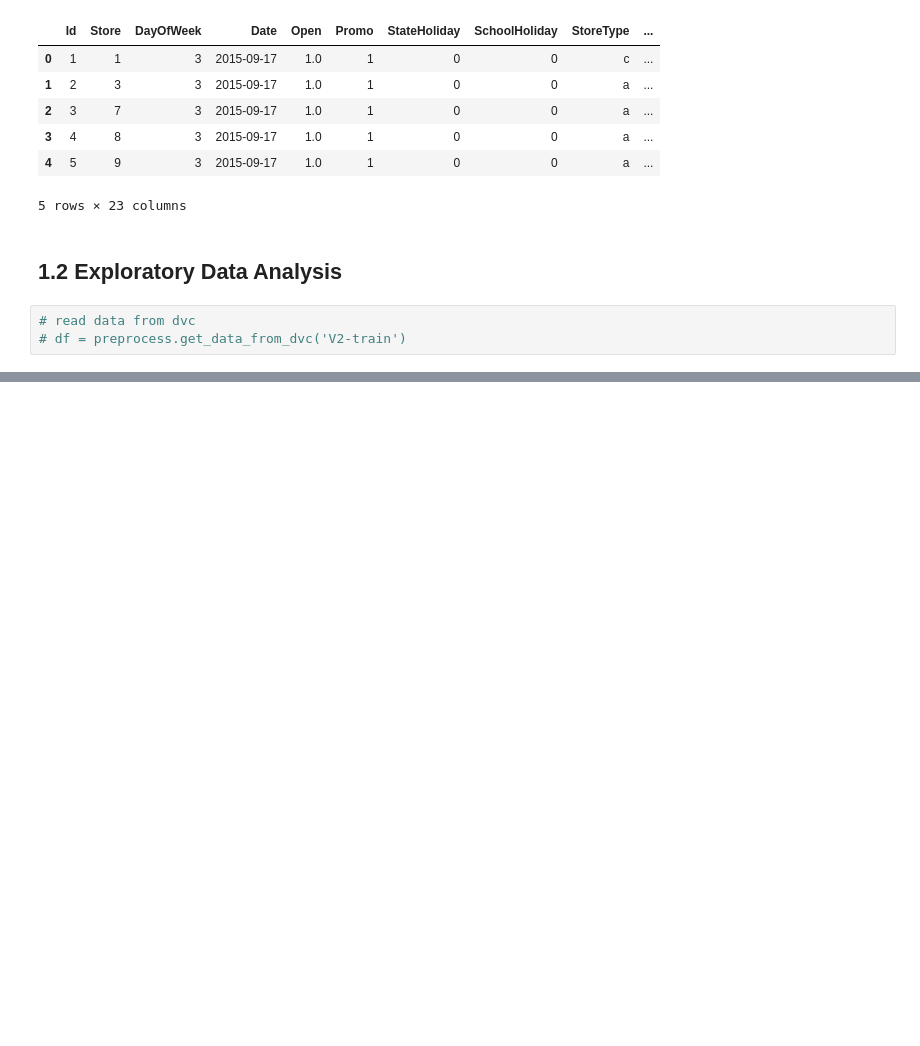
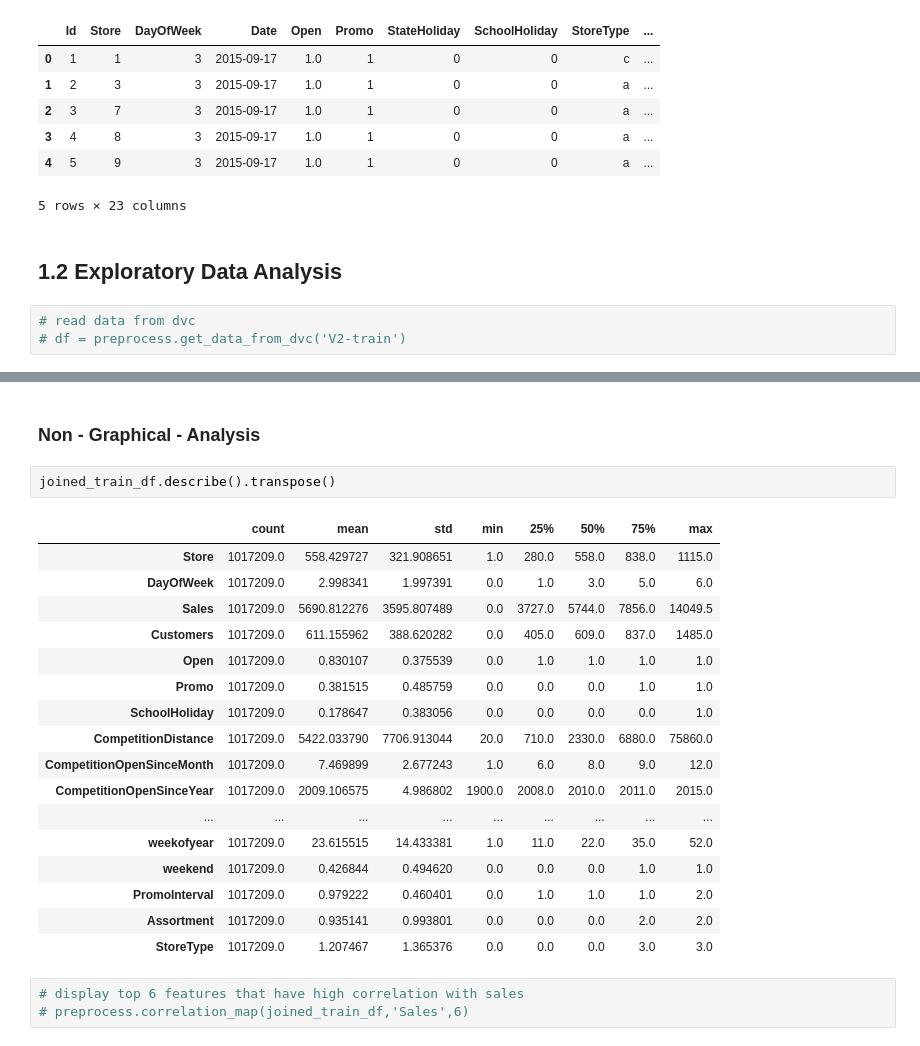
Before and after one commit to YohansSamuel/pharmaceutical_sales_prediction, a Jupyter notebook: notebooks/EDA.ipynb, the cells around one changed output, grey strips where cells are left out. Cells and saved outputs as stored; diff of their text form; blank space fills up the shorter version.

```diff
--- a/notebooks/EDA.ipynb
+++ b/notebooks/EDA.ipynb
@@ -428,0 +488,25 @@ File Successfully Saved.!!!
+# %% [markdown]
+###  Non - Graphical - Analysis
+# %%
+joined_train_df.describe().transpose()
+# %% [output]
+|  | count | mean | std | min | 25% | 50% | 75% | max |
+| Store | 1017209.0 | 558.429727 | 321.908651 | 1.0 | 280.0 | 558.0 | 838.0 | 1115.0 |
+| DayOfWeek | 1017209.0 | 2.998341 | 1.997391 | 0.0 | 1.0 | 3.0 | 5.0 | 6.0 |
+| Sales | 1017209.0 | 5690.812276 | 3595.807489 | 0.0 | 3727.0 | 5744.0 | 7856.0 | 14049.5 |
+| Customers | 1017209.0 | 611.155962 | 388.620282 | 0.0 | 405.0 | 609.0 | 837.0 | 1485.0 |
+| Open | 1017209.0 | 0.830107 | 0.375539 | 0.0 | 1.0 | 1.0 | 1.0 | 1.0 |
+| Promo | 1017209.0 | 0.381515 | 0.485759 | 0.0 | 0.0 | 0.0 | 1.0 | 1.0 |
+| SchoolHoliday | 1017209.0 | 0.178647 | 0.383056 | 0.0 | 0.0 | 0.0 | 0.0 | 1.0 |
+| CompetitionDistance | 1017209.0 | 5422.033790 | 7706.913044 | 20.0 | 710.0 | 2330.0 | 6880.0 | 75860.0 |
+| CompetitionOpenSinceMonth | 1017209.0 | 7.469899 | 2.677243 | 1.0 | 6.0 | 8.0 | 9.0 | 12.0 |
+| CompetitionOpenSinceYear | 1017209.0 | 2009.106575 | 4.986802 | 1900.0 | 2008.0 | 2010.0 | 2011.0 | 2015.0 |
+| ... | ... | ... | ... | ... | ... | ... | ... | ... |
+| weekofyear | 1017209.0 | 23.615515 | 14.433381 | 1.0 | 11.0 | 22.0 | 35.0 | 52.0 |
+| weekend | 1017209.0 | 0.426844 | 0.494620 | 0.0 | 0.0 | 0.0 | 1.0 | 1.0 |
+| PromoInterval | 1017209.0 | 0.979222 | 0.460401 | 0.0 | 1.0 | 1.0 | 1.0 | 2.0 |
+| Assortment | 1017209.0 | 0.935141 | 0.993801 | 0.0 | 0.0 | 0.0 | 2.0 | 2.0 |
+| StoreType | 1017209.0 | 1.207467 | 1.365376 | 0.0 | 0.0 | 0.0 | 3.0 | 3.0 |
+# %%
+# display top 6 features that have high correlation with sales
+# preprocess.correlation_map(joined_train_df,'Sales',6)
```
Also changed, not shown: parts of 8 cells of this notebook, 1 other file.
